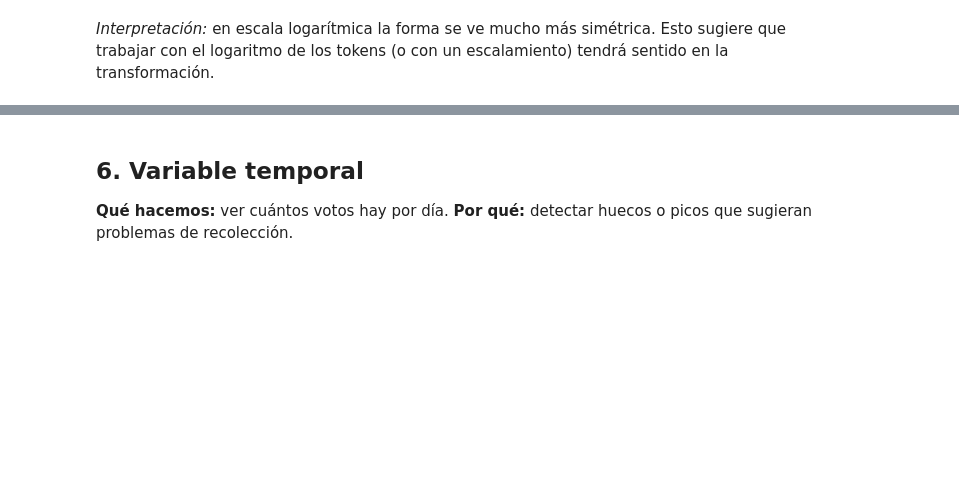
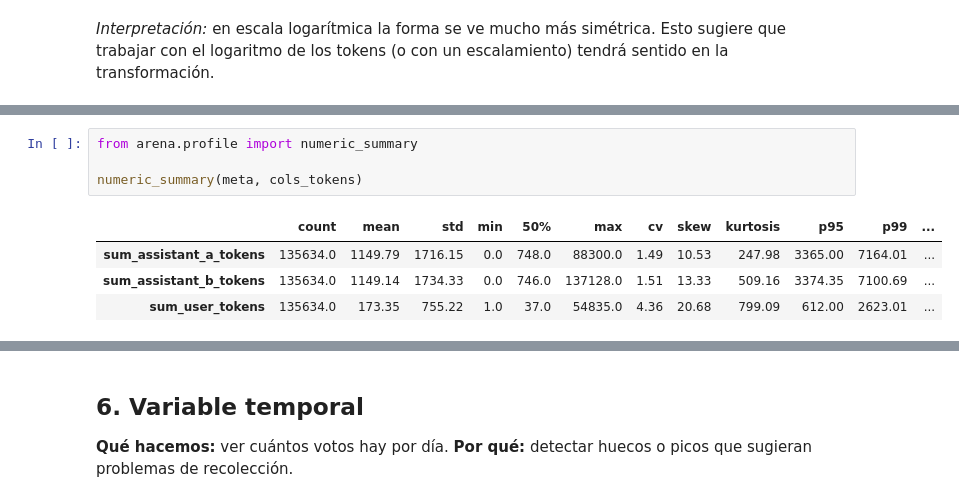
Before and after one commit to JoseFredes/lmarena-sumativa1, a Jupyter notebook: F2/F2_01_acquisition_exploration.ipynb, the cells around one changed output, grey strips where cells are left out. Drawn from its saved outputs; the diff is of its cells as text; blank space fills up the shorter version.

```diff
--- a/F2/F2_01_acquisition_exploration.ipynb
+++ b/F2/F2_01_acquisition_exploration.ipynb
@@ -392,0 +396,9 @@ plot_hist(meta["sum_assistant_a_tokens"], "Response tokens, side A (log scale)",
+# %%
+from arena.profile import numeric_summary
+
+numeric_summary(meta, cols_tokens)
+# %% [output]
+|  | count | mean | std | min | 50% | max | cv | skew | kurtosis | p95 | p99 | ... |
+| sum_assistant_a_tokens | 135634.0 | 1149.79 | 1716.15 | 0.0 | 748.0 | 88300.0 | 1.49 | 10.53 | 247.98 | 3365.00 | 7164.01 | ... |
+| sum_assistant_b_tokens | 135634.0 | 1149.14 | 1734.33 | 0.0 | 746.0 | 137128.0 | 1.51 | 13.33 | 509.16 | 3374.35 | 7100.69 | ... |
+| sum_user_tokens | 135634.0 | 173.35 | 755.22 | 1.0 | 37.0 | 54835.0 | 4.36 | 20.68 | 799.09 | 612.00 | 2623.01 | ... |
```
Also changed, not shown: parts of 14 cells of this notebook.
